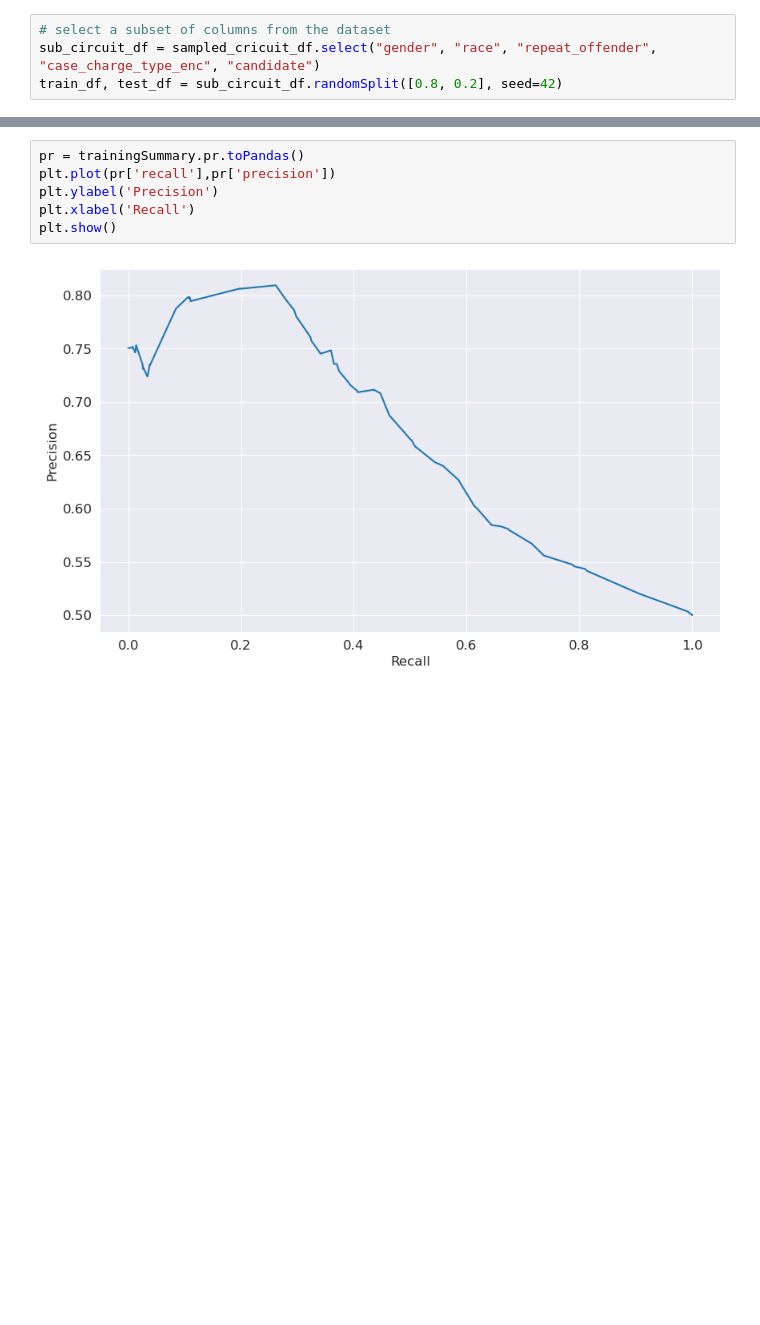
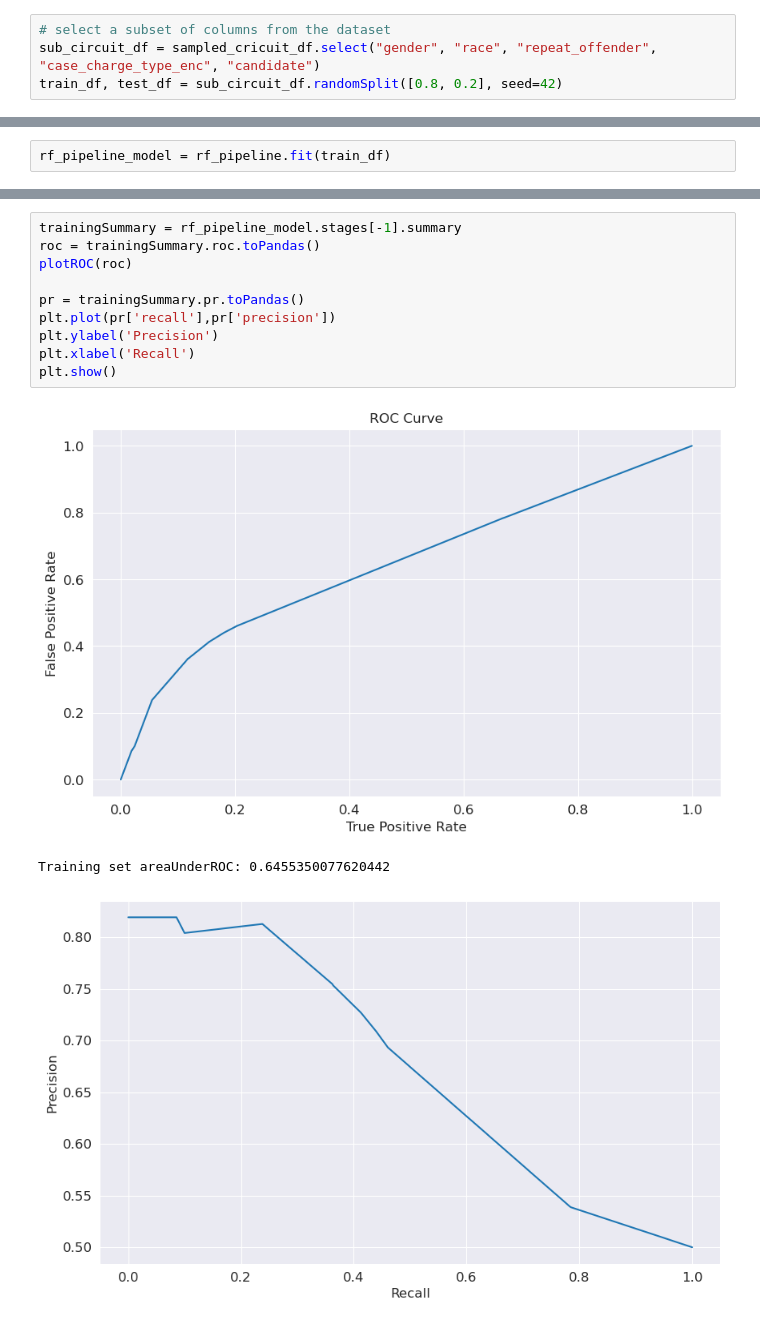
Before and after one commit to jayhombal/va-case-expungement, a Jupyter notebook: va_circuit_court_expungment.ipynb, the cells around one changed output, grey strips where cells are left out. Drawn from its saved outputs; the diff is of its cells as text; blank space fills up the shorter version.

```diff
--- a/va_circuit_court_expungment.ipynb
+++ b/va_circuit_court_expungment.ipynb
@@ -757,0 +933,2 @@ plt.show()
+# %%
+rf_pipeline_model = rf_pipeline.fit(train_df)
@@ -758,8 +975,14 @@ plt.show()
 # %%
+trainingSummary = rf_pipeline_model.stages[-1].summary
+roc = trainingSummary.roc.toPandas()
+plotROC(roc)
+
 pr = trainingSummary.pr.toPandas()
 plt.plot(pr['recall'],pr['precision'])
 plt.ylabel('Precision')
 plt.xlabel('Recall')
 plt.show()
 # %% [output]
-[figure, old version]
+[figure, new version]
+Training set areaUnderROC: 0.6455350077620442
+[figure, added]
```
Also changed, not shown: parts of 66 cells of this notebook, 2 other files.
